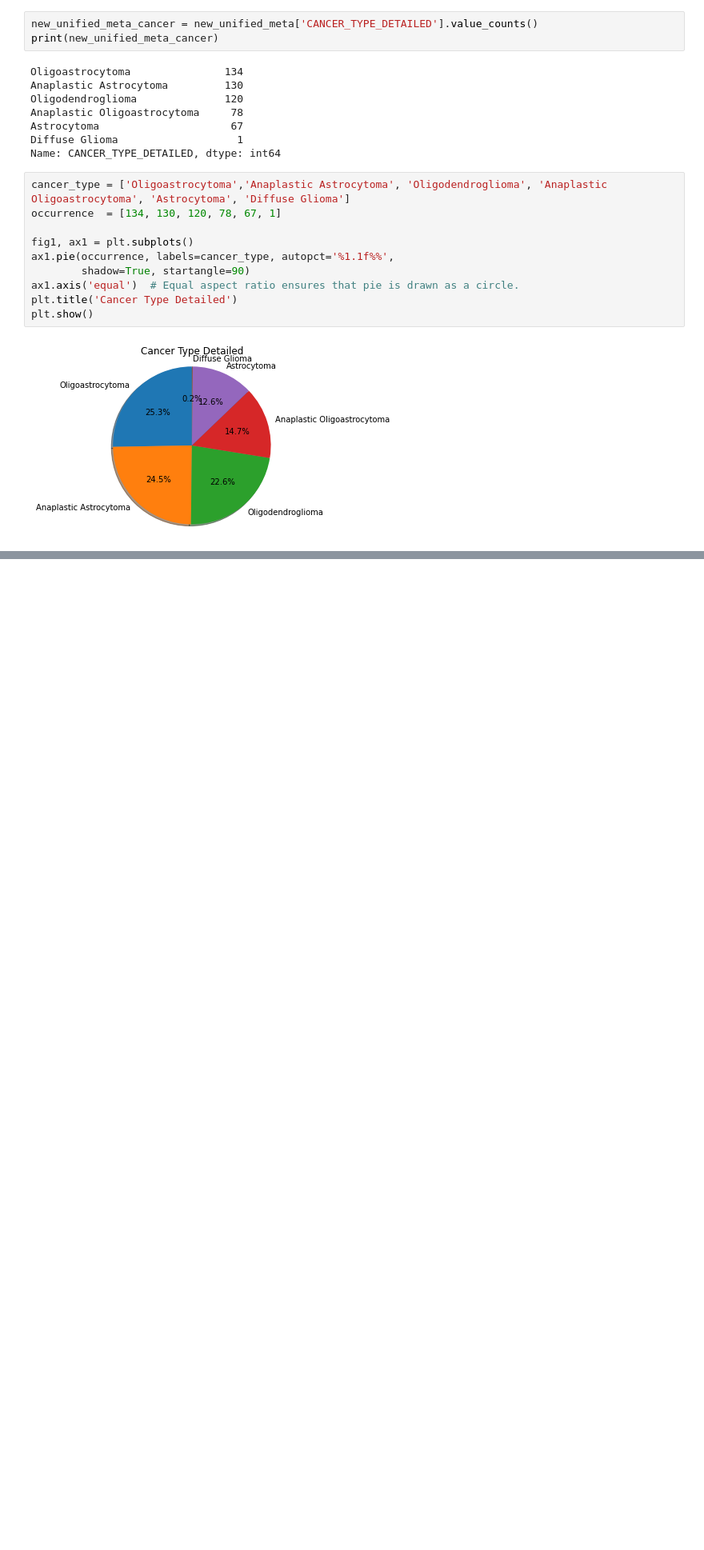
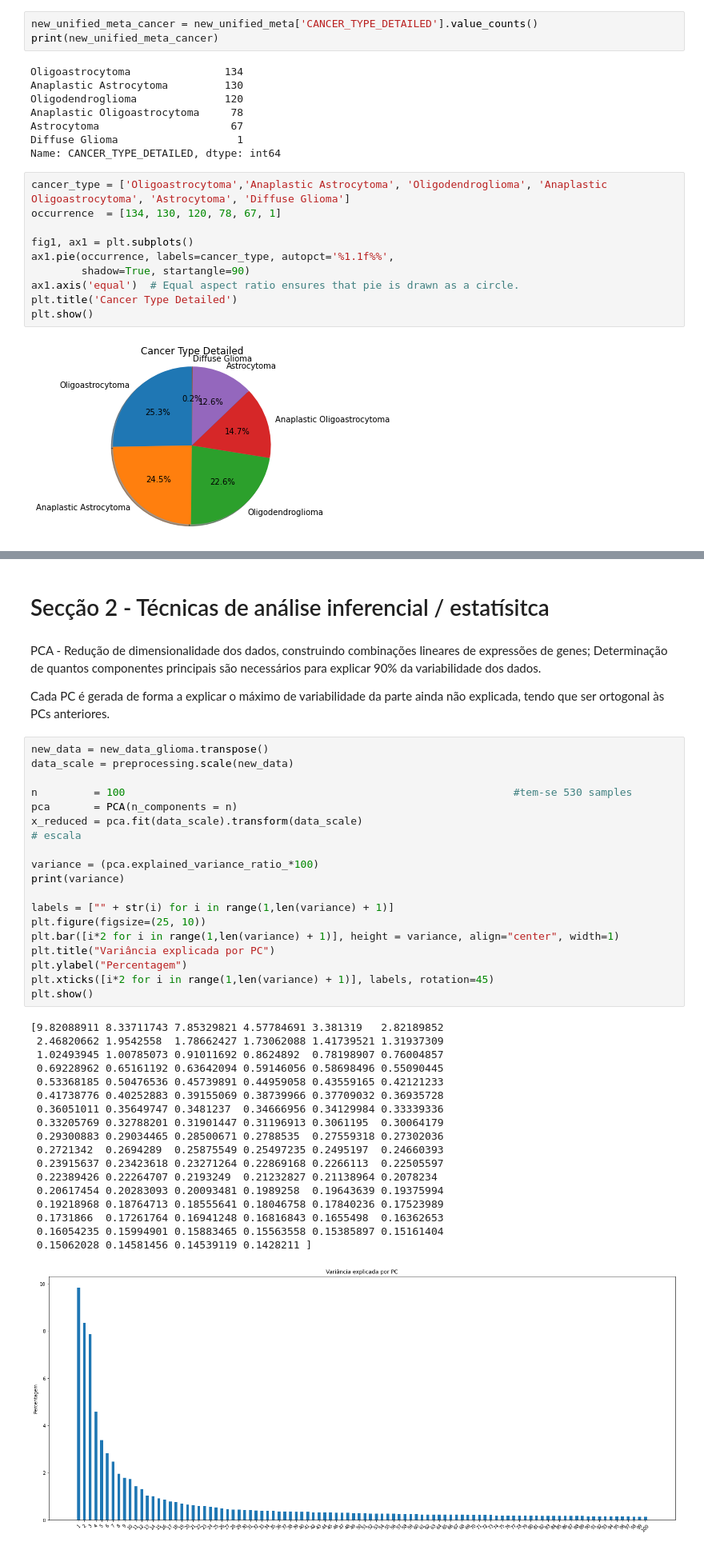
Before and after one commit to anaalexoliveira/Bioinformatica_Glioma, a Jupyter notebook: Glioma_Analysis.ipynb, the cells around one changed output, grey strips where cells are left out. Shown at 80% size. Drawn from its saved outputs; the diff is of its cells as text; blank space fills up the shorter version.

```diff
--- a/Glioma_Analysis.ipynb
+++ b/Glioma_Analysis.ipynb
@@ -277,0 +329,43 @@ plt.show()
+# %% [markdown]
+# Secção 2 - Técnicas de análise inferencial / estatísitca
+# %% [markdown]
+PCA - Redução de dimensionalidade dos dados, construindo combinações lineares de expressões de genes; Determinação de quantos componentes principais são necessários para explicar 90% da variabilidade dos dados.
+
+Cada PC é gerada de forma a explicar o máximo de variabilidade da parte ainda não explicada, tendo que ser ortogonal às PCs anteriores.
+# %%
+new_data = new_data_glioma.transpose()
+data_scale = preprocessing.scale(new_data)
+
+n         = 100                                                              #tem-se 530 samples
+pca       = PCA(n_components = n)
+x_reduced = pca.fit(data_scale).transform(data_scale)                                                                                                # escala
+
+variance = (pca.explained_variance_ratio_*100)
+print(variance)
+
+labels = ["" + str(i) for i in range(1,len(variance) + 1)]
+plt.figure(figsize=(25, 10))
+plt.bar([i*2 for i in range(1,len(variance) + 1)], height = variance, align="center", width=1)
+plt.title("Variância explicada por PC")
+plt.ylabel("Percentagem")
+plt.xticks([i*2 for i in range(1,len(variance) + 1)], labels, rotation=45)
+plt.show()
+# %% [output]
+[9.82088911 8.33711743 7.85329821 4.57784691 3.381319   2.82189852
+ 2.46820662 1.9542558  1.78662427 1.73062088 1.41739521 1.31937309
+ 1.02493945 1.00785073 0.91011692 0.8624892  0.78198907 0.76004857
+ 0.69228962 0.65161192 0.63642094 0.59146056 0.58698496 0.55090445
+ 0.53368185 0.50476536 0.45739891 0.44959058 0.43559165 0.42121233
+ 0.41738776 0.40252883 0.39155069 0.38739966 0.37709032 0.36935728
+ 0.36051011 0.35649747 0.3481237  0.34666956 0.34129984 0.33339336
+ 0.33205769 0.32788201 0.31901447 0.31196913 0.3061195  0.30064179
+ 0.29300883 0.29034465 0.28500671 0.2788535  0.27559318 0.27302036
+ 0.2721342  0.2694289  0.25875549 0.25497235 0.2495197  0.24660393
+ 0.23915637 0.23423618 0.23271264 0.22869168 0.2266113  0.22505597
+ 0.22389426 0.22264707 0.2193249  0.21232827 0.21138964 0.2078234
+ 0.20617454 0.20283093 0.20093481 0.1989258  0.19643639 0.19375994
+ 0.19218968 0.18764713 0.18555641 0.18046758 0.17840236 0.17523989
+ 0.1731866  0.17261764 0.16941248 0.16816843 0.1655498  0.16362653
+ 0.16054235 0.15994901 0.15883465 0.15563558 0.15385897 0.15161404
+ 0.15062028 0.14581456 0.14539119 0.1428211 ]
+[figure, added]
```
Also changed, not shown: parts of 14 cells of this notebook.
